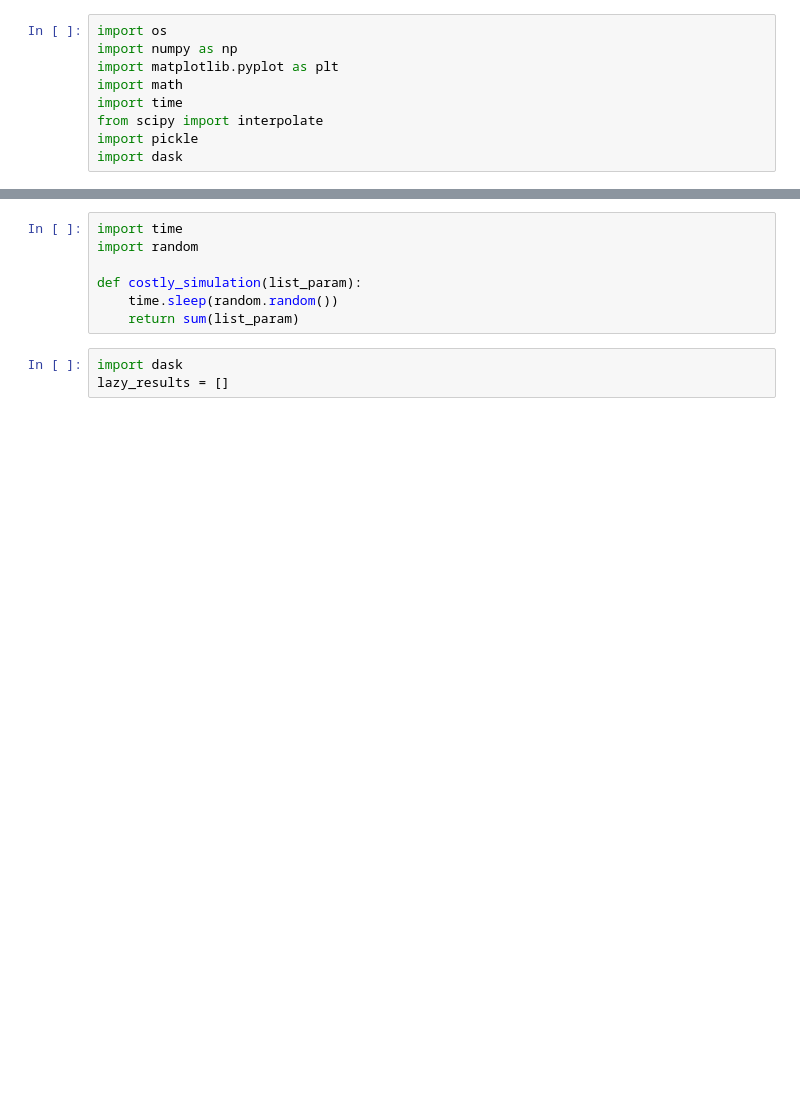
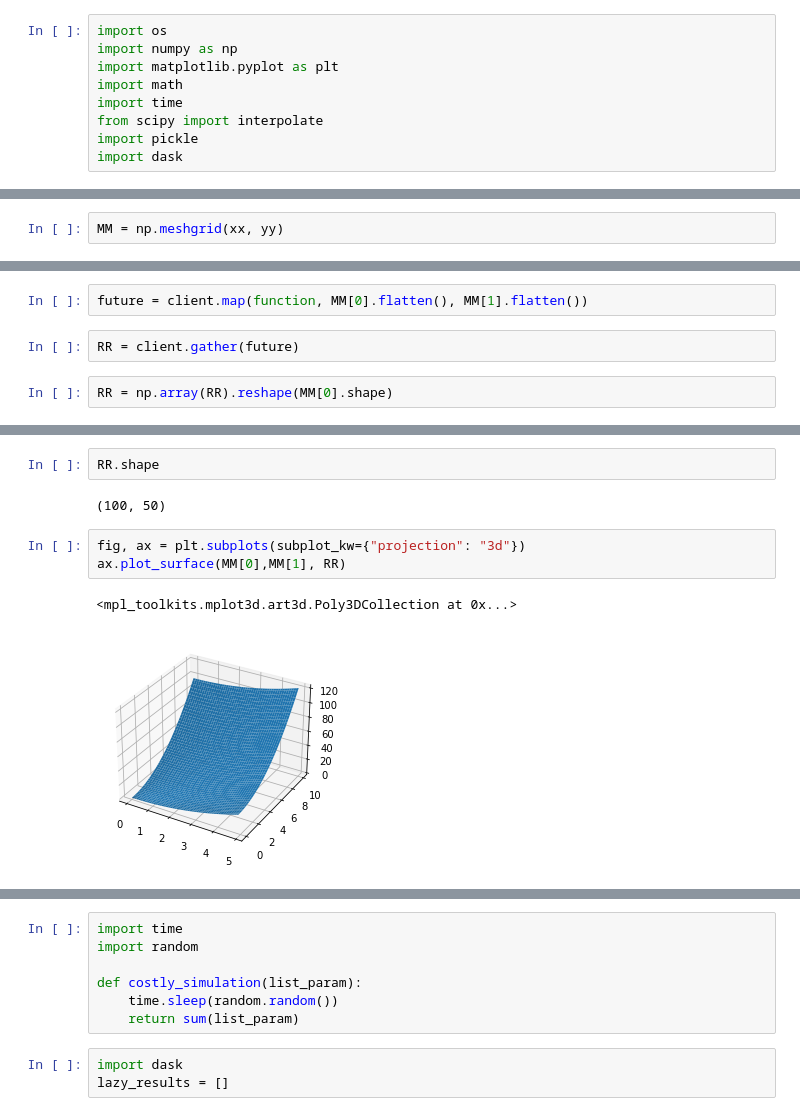
Before and after one commit to lmptc/Presto-Color, a Jupyter notebook: TestDask_CustomizedFunctions.ipynb, the cells around one changed output, grey strips where cells are left out. Drawn from its saved outputs; the diff is of its cells as text; blank space fills up the shorter version.

```diff
--- a/TestDask_CustomizedFunctions.ipynb
+++ b/TestDask_CustomizedFunctions.ipynb
@@ -46,0 +199,2 @@ ImportError: cannot import name 'dumps_msgpack' from 'distributed.protocol.core'
+# %%
+MM = np.meshgrid(xx, yy)
@@ -46,0 +229,6 @@ ImportError: cannot import name 'dumps_msgpack' from 'distributed.protocol.core'
+# %%
+future = client.map(function, MM[0].flatten(), MM[1].flatten())
+# %%
+RR = client.gather(future)
+# %%
+RR = np.array(RR).reshape(MM[0].shape)
@@ -46,0 +251,10 @@ ImportError: cannot import name 'dumps_msgpack' from 'distributed.protocol.core'
+# %%
+RR.shape
+# %% [output]
+(100, 50)
+# %%
+fig, ax = plt.subplots(subplot_kw={"projection": "3d"})
+ax.plot_surface(MM[0],MM[1], RR)
+# %% [output]
+<mpl_toolkits.mplot3d.art3d.Poly3DCollection at 0x...>
+[figure, added]
```
Also changed, not shown: parts of 83 cells of this notebook, 11 other files.
